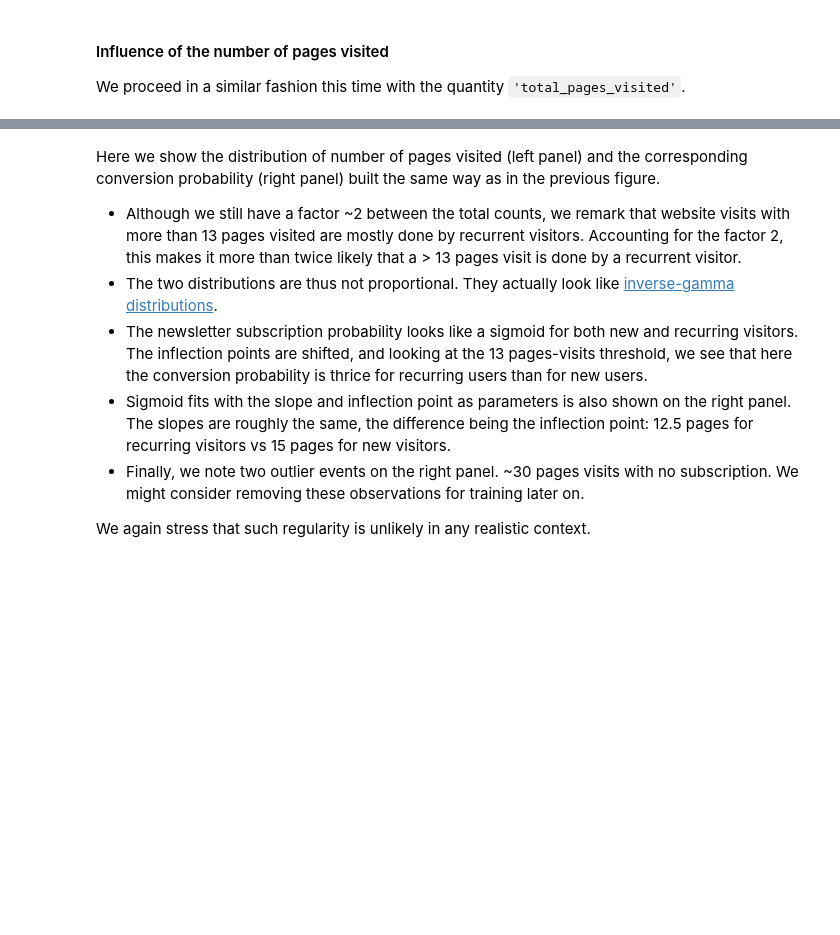
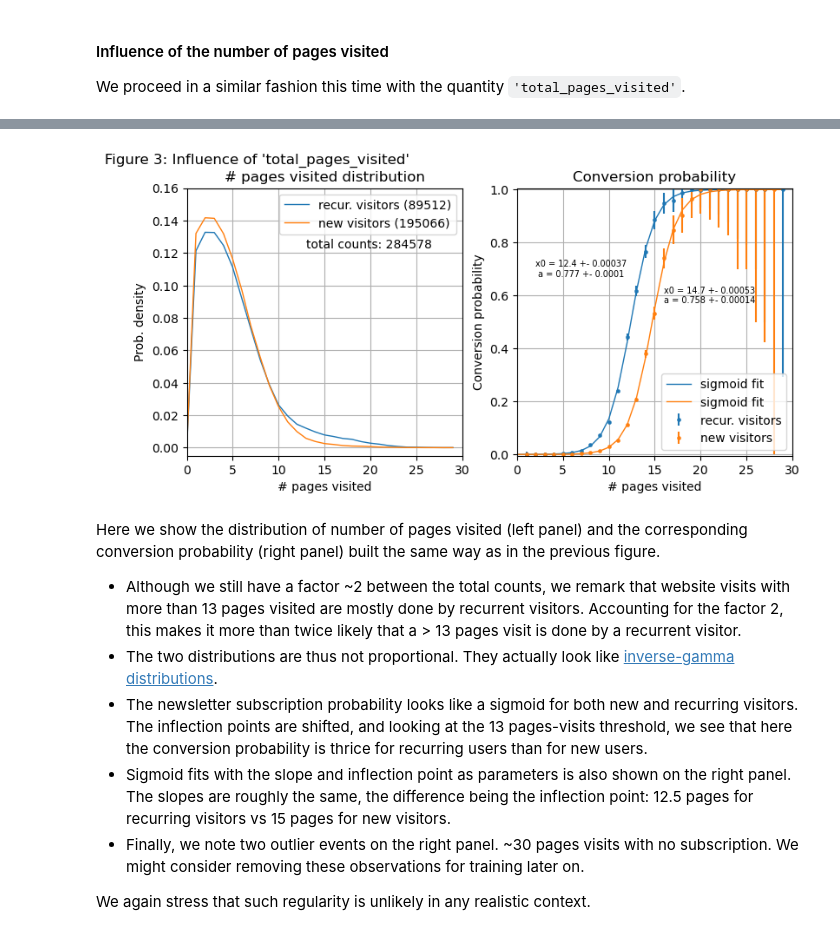
Before and after one commit to netesf13d/jedha-projects, a Jupyter notebook: 03-Machine_Learning/Conversion_rate_challenge/Conversion_rate_challenge.ipynb, the cells around one changed output, grey strips where cells are left out. Cells and saved outputs as stored; diff of their text form; code cells hidden in the pictures; blank space fills up the shorter version.

```diff
--- a/03-Machine_Learning/Conversion_rate_challenge/Conversion_rate_challenge.ipynb
+++ b/03-Machine_Learning/Conversion_rate_challenge/Conversion_rate_challenge.ipynb
@@ -320,21 +351,15 @@ for i, p in df.loc[irec, ['total_pages_visited', 'converted']].groupby('total_pa
 # %%
 def sigmoid(x: np.ndarray,
             x0: float,
-            a: float)-> np.ndarray:
+            a: float) -> np.ndarray:
     """
     Exponential decay: f(x) = 1 / (1 + exp(- a * (x - x0)))
     """
     return 1 / (1 + np.exp(- a * (x - x0)))
 
-
-x = npages
-# new visitors
-y_new = page_data['pconv_new']
-yerr_new = page_data['std_pconv_new']
-popt_new, pcov_new = curve_fit(sigmoid, x, y_new, p0=(15, 1),
-                               sigma=np.where(yerr_new==0., 1., yerr_new))
-# recurring visitors
-y_rec = page_data['pconv_rec']
-yerr_rec = page_data['std_pconv_rec']
-popt_rec, pcov_rec = curve_fit(sigmoid, x, y_rec, p0=(15, 1),
-                               sigma=np.where(yerr_rec==0., 1., yerr_rec))
+idx = ~np.isnan(npage_pconv)
+popt, pcov = [], []
+for k, i in enumerate(idx):
+    popt_, pcov_ = curve_fit(sigmoid, npages[i], npage_pconv[k, i], p0=(15, 1))
+    popt.append(popt_)
+    pcov.append(pcov_)
@@ -389,3 +366,37 @@ plt.show()
+# %%
+fig3, axs3 = prob_distrib_plot(
+    npages, npage_counts, npage_pconv, npage_std_pconv,
+    group_labels=['recur. visitors', 'new visitors'])
+fig3.suptitle("Figure 3: Influence of 'total_pages_visited'", x=0.02, ha='left')
+
+axs3[0].text(13, 0.123, f'total counts: {int(np.sum(npage_counts))}')
+axs3[0].set_ylim(-0.005, 0.16)
+axs3[0].set_title("# pages visited distribution")
+axs3[0].set_xlabel('# pages visited')
+axs3[0].legend()
+
+
+for k, popt_ in enumerate(popt):
+    axs3[1].plot(npages, sigmoid(npages, *popt_),
+                 linewidth=1, color=f'C{k}', label='sigmoid fit')
+
+popt_txt = [f'x0 = {popt_[0]:.3} +- {pcov_[0, 0]:.2}\na = {popt_[1]:.3} +- {pcov_[1, 1]:.2}'
+            for popt_, pcov_ in zip(popt, pcov)]
+axs3[1].text(7, 0.7, popt_txt[0], ha='center', va='center', fontsize=7)
+axs3[1].text(21, 0.6, popt_txt[1], ha='center', va='center', fontsize=7)
+
+axs3[1].set_xlim(0, 30)
+axs3[1].set_ylim(-0.005, 1.005)
+# axs3[1].set_yticks([0, 0.05, 0.1, 0.15, 0.2], [0, 5, 10, 15, 20])
+# axs3[1].set_yticks([0, 0.05, 0.1, 0.15, 0.2], minor=True)
+axs3[1].set_title("Conversion probability")
+axs3[1].set_xlabel('# pages visited')
+axs3[1].set_ylabel('Conversion probability')
+axs3[1].legend()
+
+plt.show()
+# %% [output]
+[figure, added]
 # %% [markdown]
 Here we show the distribution of number of pages visited (left panel) and the corresponding conversion probability (right panel) built the same way as in the previous figure.
 - Although we still have a factor ~2 between the total counts, we remark that website visits with more than 13 pages visited are mostly done by recurrent visitors. Accounting for the factor 2, this makes it more than twice likely that a > 13 pages visit is done by a recurrent visitor.
```
Also changed, not shown: parts of 50 cells of this notebook, 2 other files.
